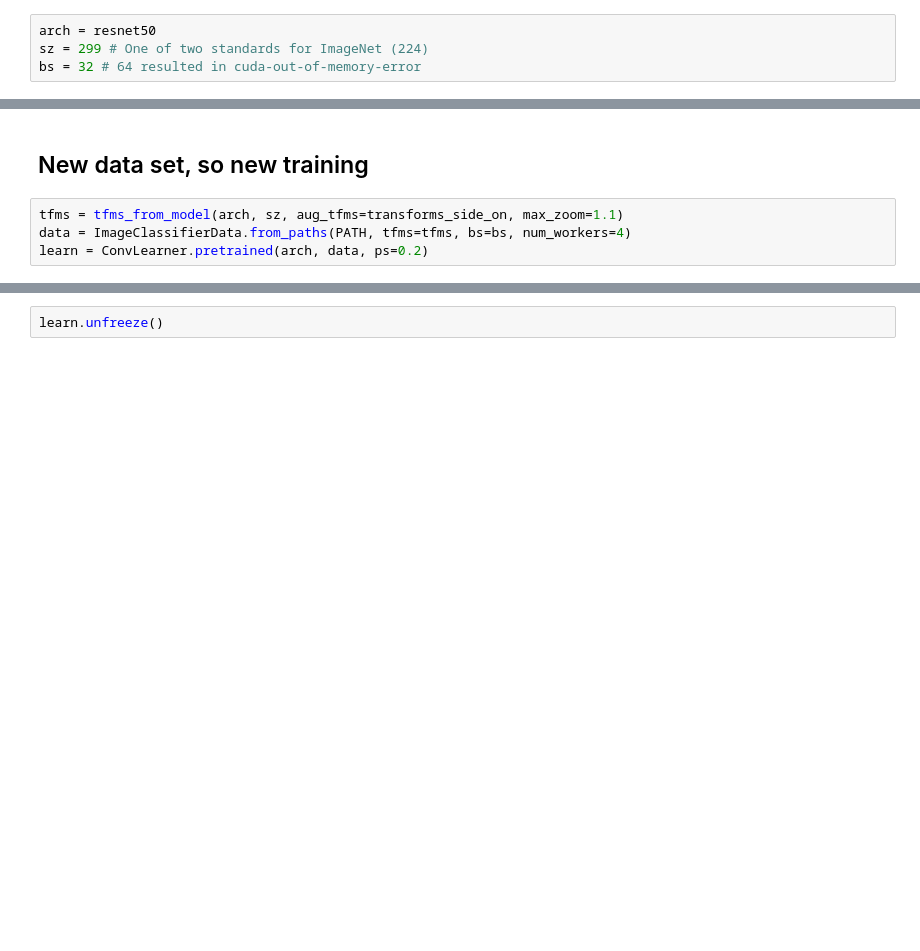
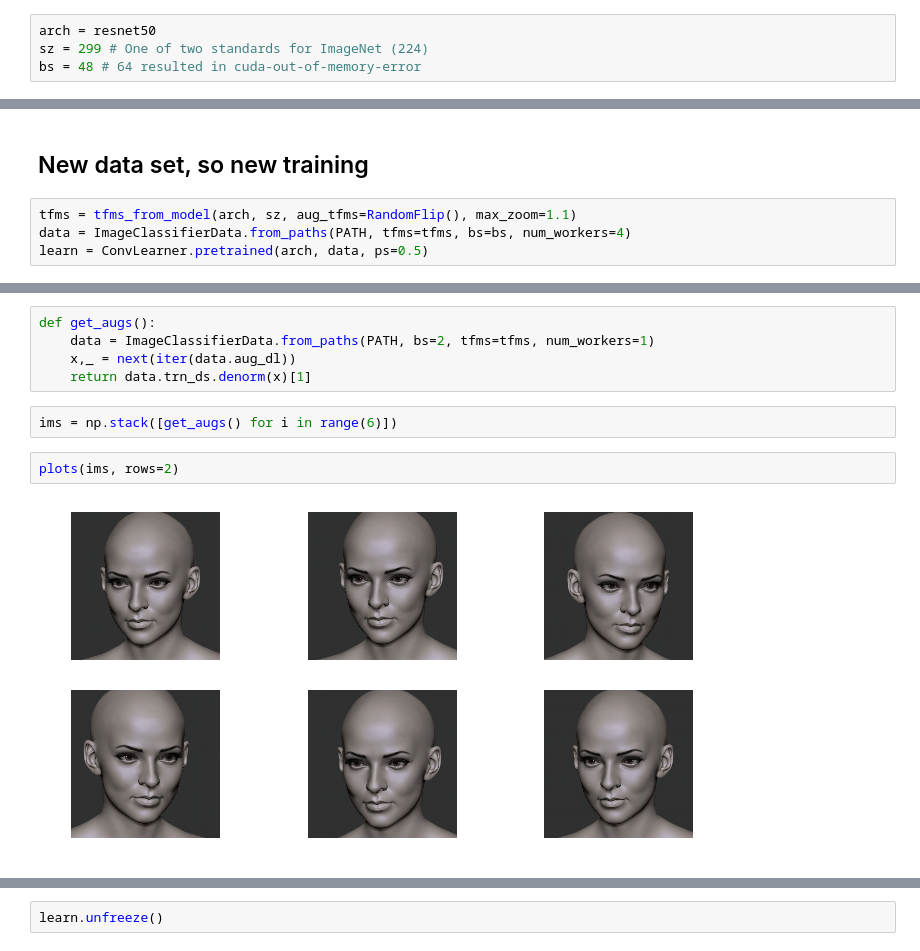
Before and after one commit to Sindreedelange/Various_DL, a Jupyter notebook: Personal_Projects/Boy_Girl_Classifying/MaleFemaleClassification.ipynb, the cells around one changed output, grey strips where cells are left out. Drawn from its saved outputs; the diff is of its cells as text; blank space fills up the shorter version.

```diff
--- a/Personal_Projects/Boy_Girl_Classifying/MaleFemaleClassification.ipynb
+++ b/Personal_Projects/Boy_Girl_Classifying/MaleFemaleClassification.ipynb
@@ -189,5 +185,5 @@ Possible problems with it storing them in *tmp* folder
 # %%
 arch = resnet50
 sz = 299 # One of two standards for ImageNet (224)
-bs = 32 # 64 resulted in cuda-out-of-memory-error
+bs = 48 # 64 resulted in cuda-out-of-memory-error
 # %%
@@ -249,6 +254,6 @@ print(class2_path[:-1] + " validation files: " , len(os.listdir(PATH + valid_pat
 # %% [markdown]
 ## New data set, so new training
 # %%
-tfms = tfms_from_model(arch, sz, aug_tfms=transforms_side_on, max_zoom=1.1)
+tfms = tfms_from_model(arch, sz, aug_tfms=RandomFlip(), max_zoom=1.1)
 data = ImageClassifierData.from_paths(PATH, tfms=tfms, bs=bs, num_workers=4)
-learn = ConvLearner.pretrained(arch, data, ps=0.2)
+learn = ConvLearner.pretrained(arch, data, ps=0.5)
@@ -260,0 +320,11 @@ learn.sched.plot()
+# %%
+def get_augs():
+    data = ImageClassifierData.from_paths(PATH, bs=2, tfms=tfms, num_workers=1)
+    x,_ = next(iter(data.aug_dl))
+    return data.trn_ds.denorm(x)[1]
+# %%
+ims = np.stack([get_augs() for i in range(6)])
+# %%
+plots(ims, rows=2)
+# %% [output]
+[figure, added]
```
Also changed, not shown: parts of 93 cells of this notebook, 1 other file.
